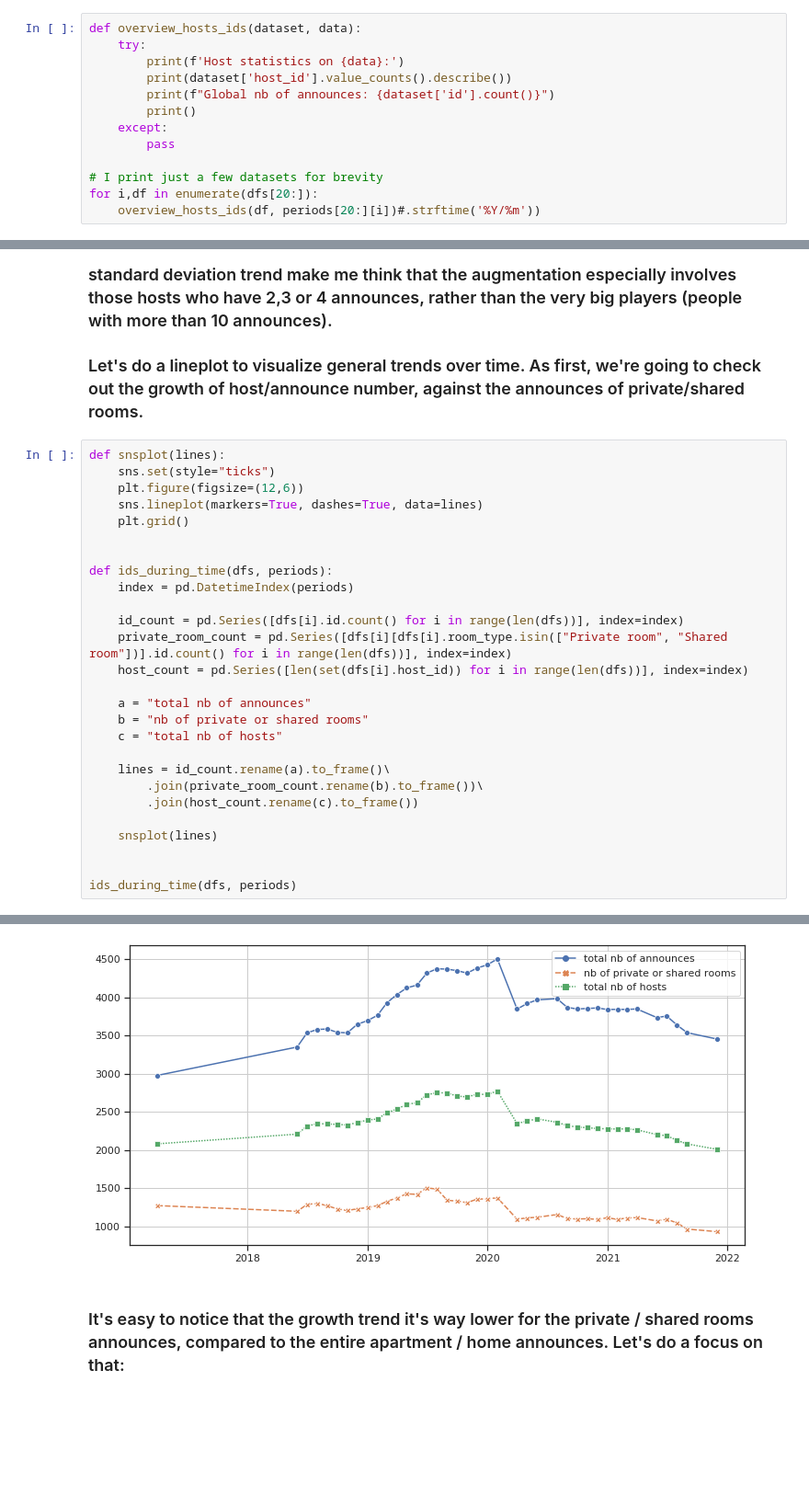
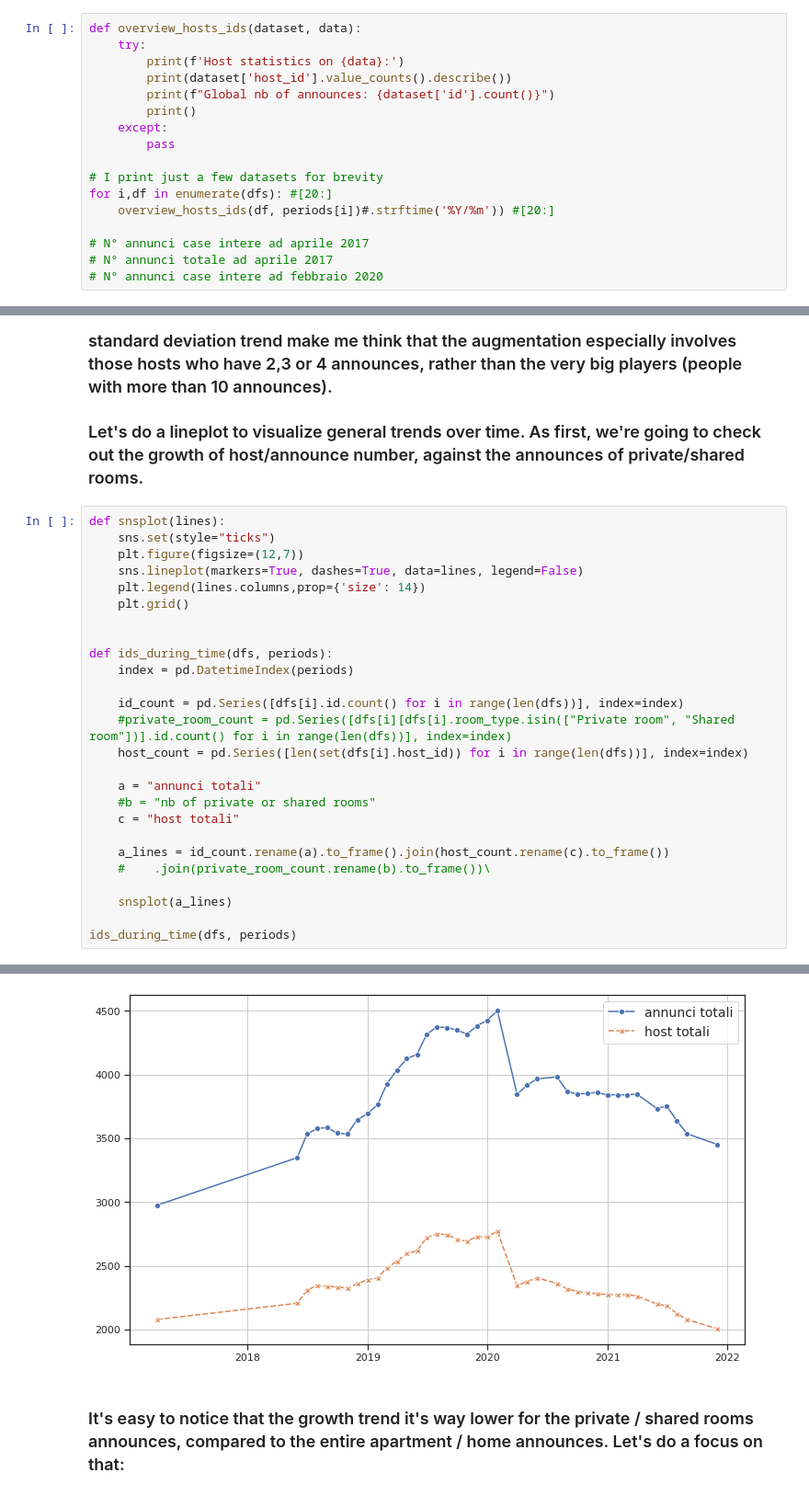
Before and after one commit to laszlo91/Inside-Airbnb-studies, a Jupyter notebook: bologna/1) Overview.ipynb, the cells around one changed output, grey strips where cells are left out. Shown at 92% size. Saved outputs shown, nothing was run; the diff lists cells and outputs as text; blank space fills up the shorter version.

```diff
--- a/bologna/1) Overview.ipynb
+++ b/bologna/1) Overview.ipynb
@@ -73,6 +79,10 @@ def overview_hosts_ids(dataset, data):
         pass
 
 # I print just a few datasets for brevity
-for i,df in enumerate(dfs[20:]):
-    overview_hosts_ids(df, periods[20:][i])#.strftime('%Y/%m'))
+for i,df in enumerate(dfs): #[20:]
+    overview_hosts_ids(df, periods[i])#.strftime('%Y/%m')) #[20:]
+
+# N° annunci case intere ad aprile 2017
+# N° annunci totale ad aprile 2017
+# N° annunci case intere ad febbraio 2020
 # %% [output]
@@ -100,8 +110,9 @@ Global nb of announces: 3453
 # %%
 def snsplot(lines):
     sns.set(style="ticks")
-    plt.figure(figsize=(12,6))
-    sns.lineplot(markers=True, dashes=True, data=lines)
+    plt.figure(figsize=(12,7))
+    sns.lineplot(markers=True, dashes=True, data=lines, legend=False)
+    plt.legend(lines.columns,prop={'size': 14})
     plt.grid()
 
 
@@ -109,19 +120,17 @@ def ids_during_time(dfs, periods):
     index = pd.DatetimeIndex(periods)
 
     id_count = pd.Series([dfs[i].id.count() for i in range(len(dfs))], index=index)
-    private_room_count = pd.Series([dfs[i][dfs[i].room_type.isin(["Private room", "Shared room"])].id.count() for i in range(len(dfs))], index=index)
+    #private_room_count = pd.Series([dfs[i][dfs[i].room_type.isin(["Private room", "Shared room"])].id.count() for i in range(len(dfs))], index=index)
     host_count = pd.Series([len(set(dfs[i].host_id)) for i in range(len(dfs))], index=index)
 
-    a = "total nb of announces"
-    b = "nb of private or shared rooms"
-    c = "total nb of hosts"
+    a = "annunci totali"
+    #b = "nb of private or shared rooms"
+    c = "host totali"
 
-    lines = id_count.rename(a).to_frame()\
-        .join(private_room_count.rename(b).to_frame())\
-        .join(host_count.rename(c).to_frame())
+    a_lines = id_count.rename(a).to_frame().join(host_count.rename(c).to_frame())
+    #    .join(private_room_count.rename(b).to_frame())\
 
-    snsplot(lines)
-
+    snsplot(a_lines)
 
 ids_during_time(dfs, periods)
 # %% [output]
@@ -128,4 +154,4 @@ ids_during_time(dfs, periods)
-[figure, old version]
+[figure, new version]
 # %% [markdown]
 ### It's easy to notice that the growth trend it's way lower for the private / shared rooms announces, compared to the entire apartment / home announces. Let's do a focus on that:
 # %%
```
Also changed, not shown: parts of 12 cells of this notebook.
